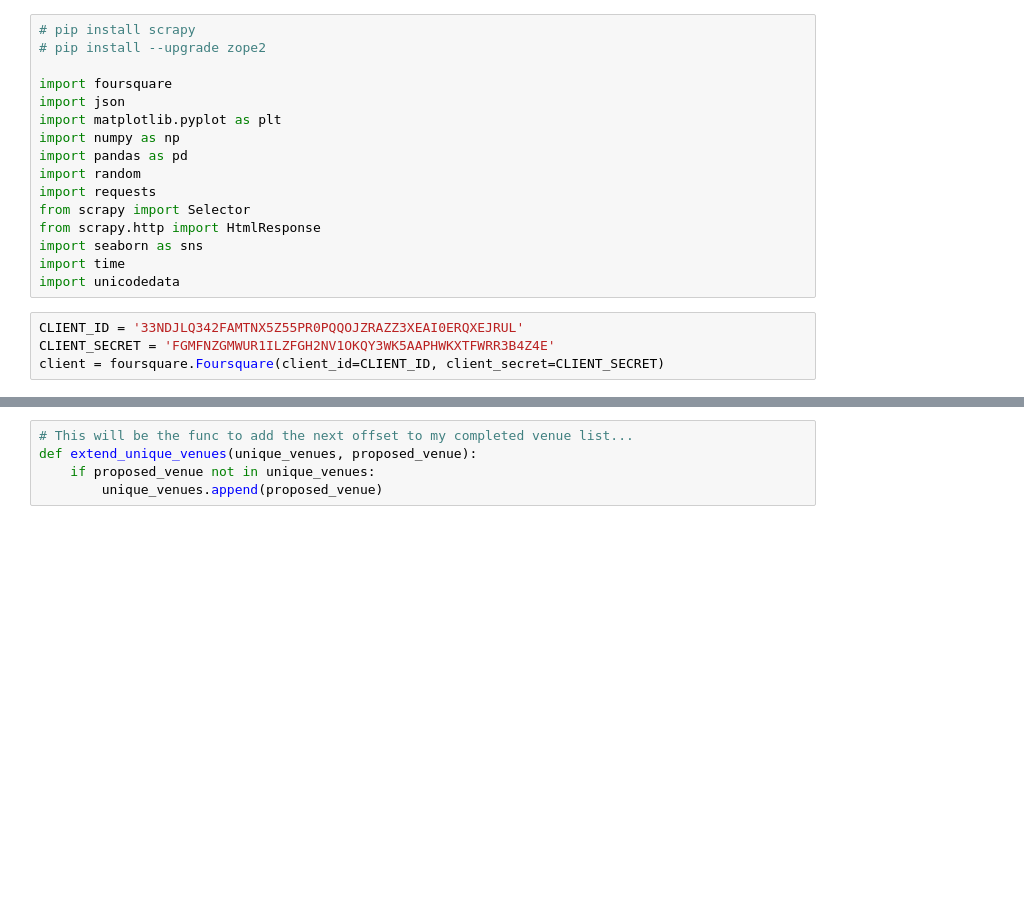
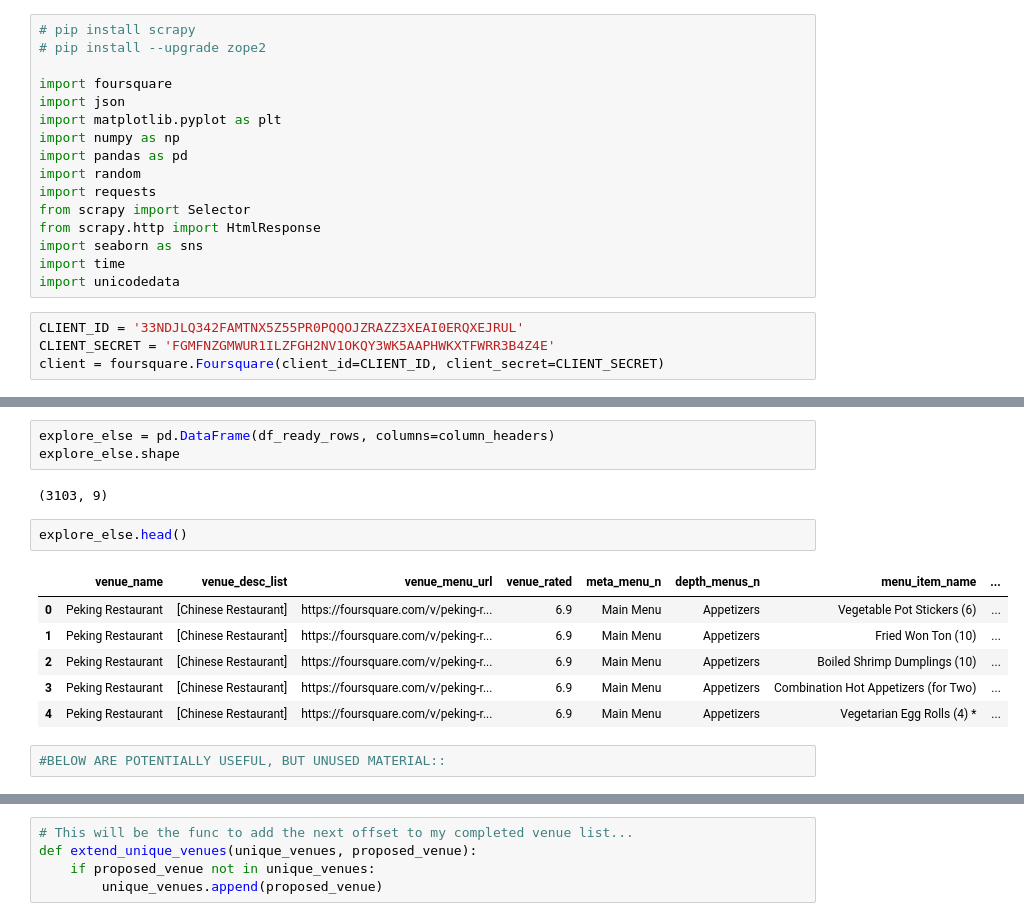
Before and after one commit to AnotherGuitar/DSI-SF-4-anotherguitar, a Jupyter notebook: projects/Capstone Stuff/Proposals.ipynb, the cells around one changed output, grey strips where cells are left out. Saved outputs shown, nothing was run; the diff lists cells and outputs as text; blank space fills up the shorter version.

```diff
--- a/projects/Capstone Stuff/Proposals.ipynb
+++ b/projects/Capstone Stuff/Proposals.ipynb
@@ -75,0 +466,16 @@ print len(grid_pairs[:100]), len(grid_pairs[100:200]), len(grid_pairs[200:300]),
+# %%
+explore_else = pd.DataFrame(df_ready_rows, columns=column_headers)
+explore_else.shape
+# %% [output]
+(3103, 9)
+# %%
+explore_else.head()
+# %% [output]
+|  | venue_name | venue_desc_list | venue_menu_url | venue_rated | meta_menu_n | depth_menus_n | menu_item_name | ... |
+| 0 | Peking Restaurant | [Chinese Restaurant] | https://foursquare.com/v/peking-r... | 6.9 | Main Menu | Appetizers | Vegetable Pot Stickers (6) | ... |
+| 1 | Peking Restaurant | [Chinese Restaurant] | https://foursquare.com/v/peking-r... | 6.9 | Main Menu | Appetizers | Fried Won Ton (10) | ... |
+| 2 | Peking Restaurant | [Chinese Restaurant] | https://foursquare.com/v/peking-r... | 6.9 | Main Menu | Appetizers | Boiled Shrimp Dumplings (10) | ... |
+| 3 | Peking Restaurant | [Chinese Restaurant] | https://foursquare.com/v/peking-r... | 6.9 | Main Menu | Appetizers | Combination Hot Appetizers (for Two) | ... |
+| 4 | Peking Restaurant | [Chinese Restaurant] | https://foursquare.com/v/peking-r... | 6.9 | Main Menu | Appetizers | Vegetarian Egg Rolls (4) * | ... |
+# %%
+#BELOW ARE POTENTIALLY USEFUL, BUT UNUSED MATERIAL::
```
Also changed, not shown: parts of 55 cells of this notebook.
